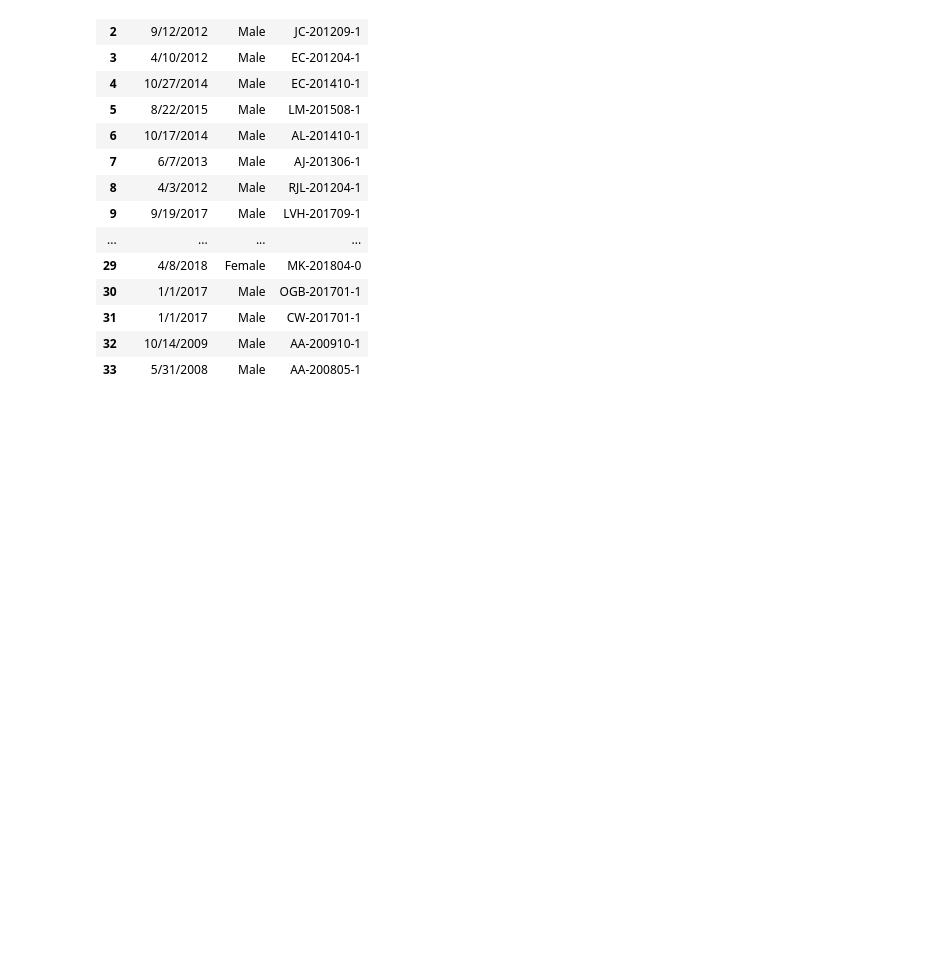
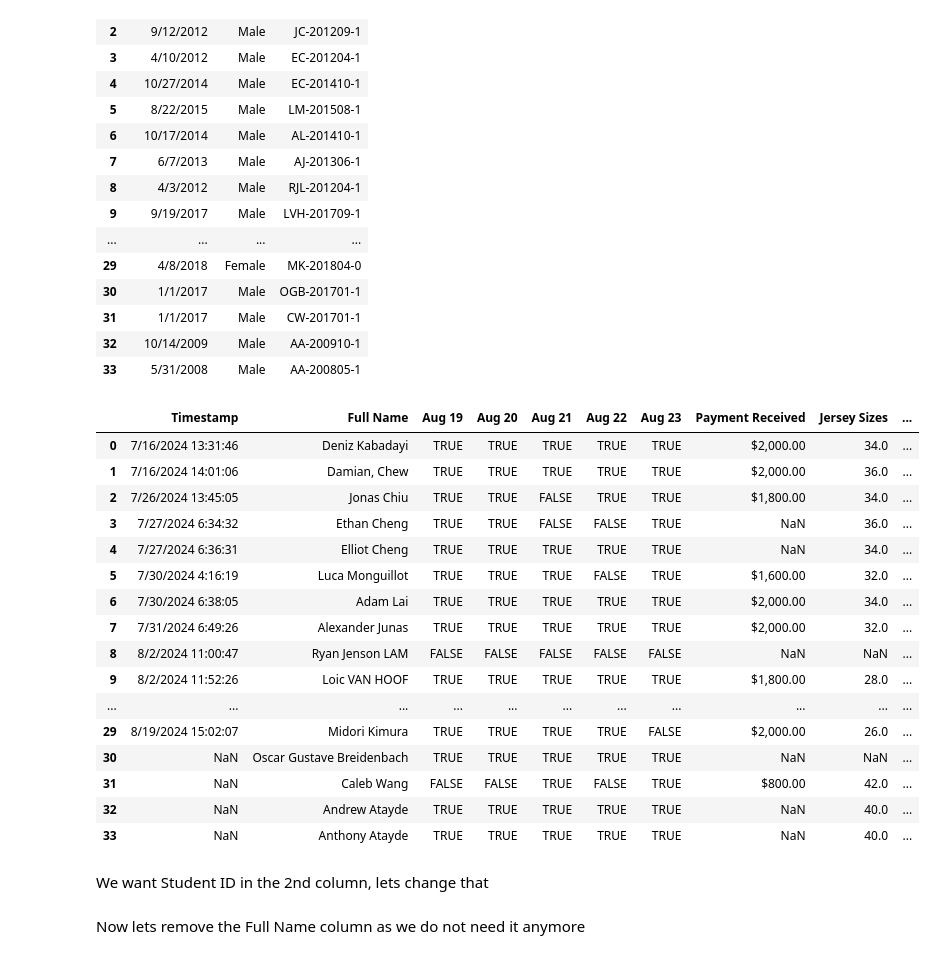
Before and after one commit to Kai2142/Data_Analytics_Portfolio, a Jupyter notebook: basketball_academy/Anonymize.ipynb, the cells around one changed output. Drawn from its saved outputs; the diff is of its cells as text; code cells hidden in the pictures; blank space fills up the shorter version.

Commit message:
Completed Anonymization of names and merged all relevant columns

```diff
--- a/basketball_academy/Anonymize.ipynb
+++ b/basketball_academy/Anonymize.ipynb
@@ -183,3 +162,28 @@ student_id_cols
 | 31 | 1/1/2017 | Male | CW-201701-1 |
 | 32 | 10/14/2009 | Male | AA-200910-1 |
 | 33 | 5/31/2008 | Male | AA-200805-1 |
+# %%
+# anon_df = df[["Student ID", "Date of Birth", "Gender"]]
+anonymized_df = df.to_csv('Anonymized_Data.csv', encoding="utf-8", index=False)
+df["Student ID"] = student_id_cols["Student ID"]
+df
+# %% [output]
+|  | Timestamp | Full Name | Aug 19 | Aug 20 | Aug 21 | Aug 22 | Aug 23 | Payment Received | Jersey Sizes | ... |
+| 0 | 7/16/2024 13:31:46 | Deniz Kabadayi | TRUE | TRUE | TRUE | TRUE | TRUE | $2,000.00 | 34.0 | ... |
+| 1 | 7/16/2024 14:01:06 | Damian, Chew | TRUE | TRUE | TRUE | TRUE | TRUE | $2,000.00 | 36.0 | ... |
+| 2 | 7/26/2024 13:45:05 | Jonas Chiu | TRUE | TRUE | FALSE | TRUE | TRUE | $1,800.00 | 34.0 | ... |
+| 3 | 7/27/2024 6:34:32 | Ethan Cheng | TRUE | TRUE | FALSE | FALSE | TRUE | NaN | 36.0 | ... |
+| 4 | 7/27/2024 6:36:31 | Elliot Cheng | TRUE | TRUE | TRUE | TRUE | TRUE | NaN | 34.0 | ... |
+| 5 | 7/30/2024 4:16:19 | Luca Monguillot | TRUE | TRUE | TRUE | FALSE | TRUE | $1,600.00 | 32.0 | ... |
+| 6 | 7/30/2024 6:38:05 | Adam Lai | TRUE | TRUE | TRUE | TRUE | TRUE | $2,000.00 | 34.0 | ... |
+| 7 | 7/31/2024 6:49:26 | Alexander Junas | TRUE | TRUE | TRUE | TRUE | TRUE | $2,000.00 | 32.0 | ... |
+| 8 | 8/2/2024 11:00:47 | Ryan Jenson LAM | FALSE | FALSE | FALSE | FALSE | FALSE | NaN | NaN | ... |
+| 9 | 8/2/2024 11:52:26 | Loic VAN HOOF | TRUE | TRUE | TRUE | TRUE | TRUE | $1,800.00 | 28.0 | ... |
+| ... | ... | ... | ... | ... | ... | ... | ... | ... | ... | ... |
+| 29 | 8/19/2024 15:02:07 | Midori Kimura | TRUE | TRUE | TRUE | TRUE | FALSE | $2,000.00 | 26.0 | ... |
+| 30 | NaN | Oscar Gustave Breidenbach | TRUE | TRUE | TRUE | TRUE | TRUE | NaN | NaN | ... |
+| 31 | NaN | Caleb Wang | FALSE | FALSE | TRUE | FALSE | TRUE | $800.00 | 42.0 | ... |
+| 32 | NaN | Andrew Atayde | TRUE | TRUE | TRUE | TRUE | TRUE | NaN | 40.0 | ... |
+| 33 | NaN | Anthony Atayde | TRUE | TRUE | TRUE | TRUE | TRUE | NaN | 40.0 | ... |
+# %% [markdown]
+We want Student ID in the 2nd column, lets change that
@@ -185,0 +194,2 @@ student_id_cols
+# %% [markdown]
+Now lets remove the Full Name column as we do not need it anymore
```
Also changed, not shown: parts of 5 cells of this notebook, 3 other files.
